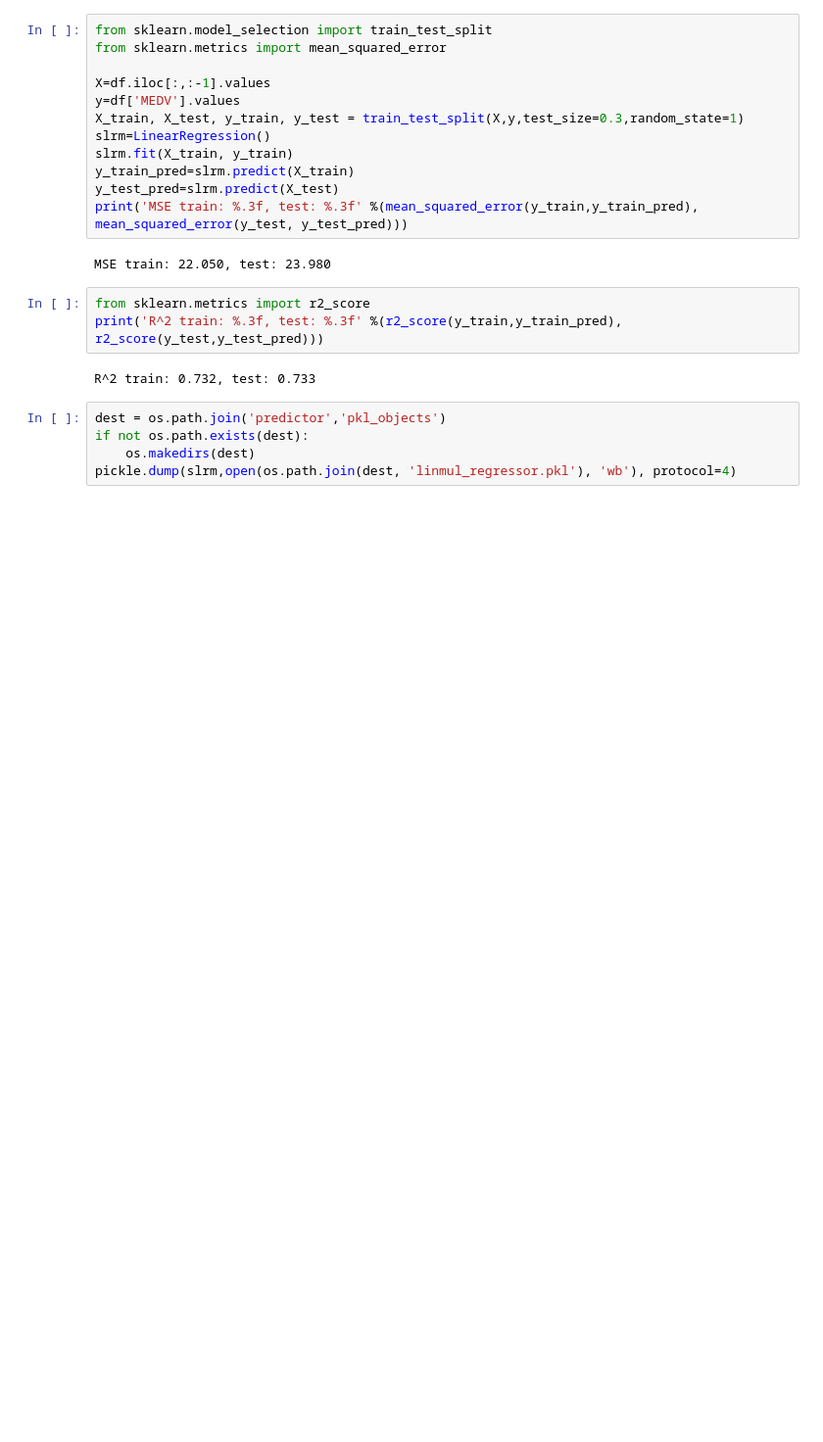
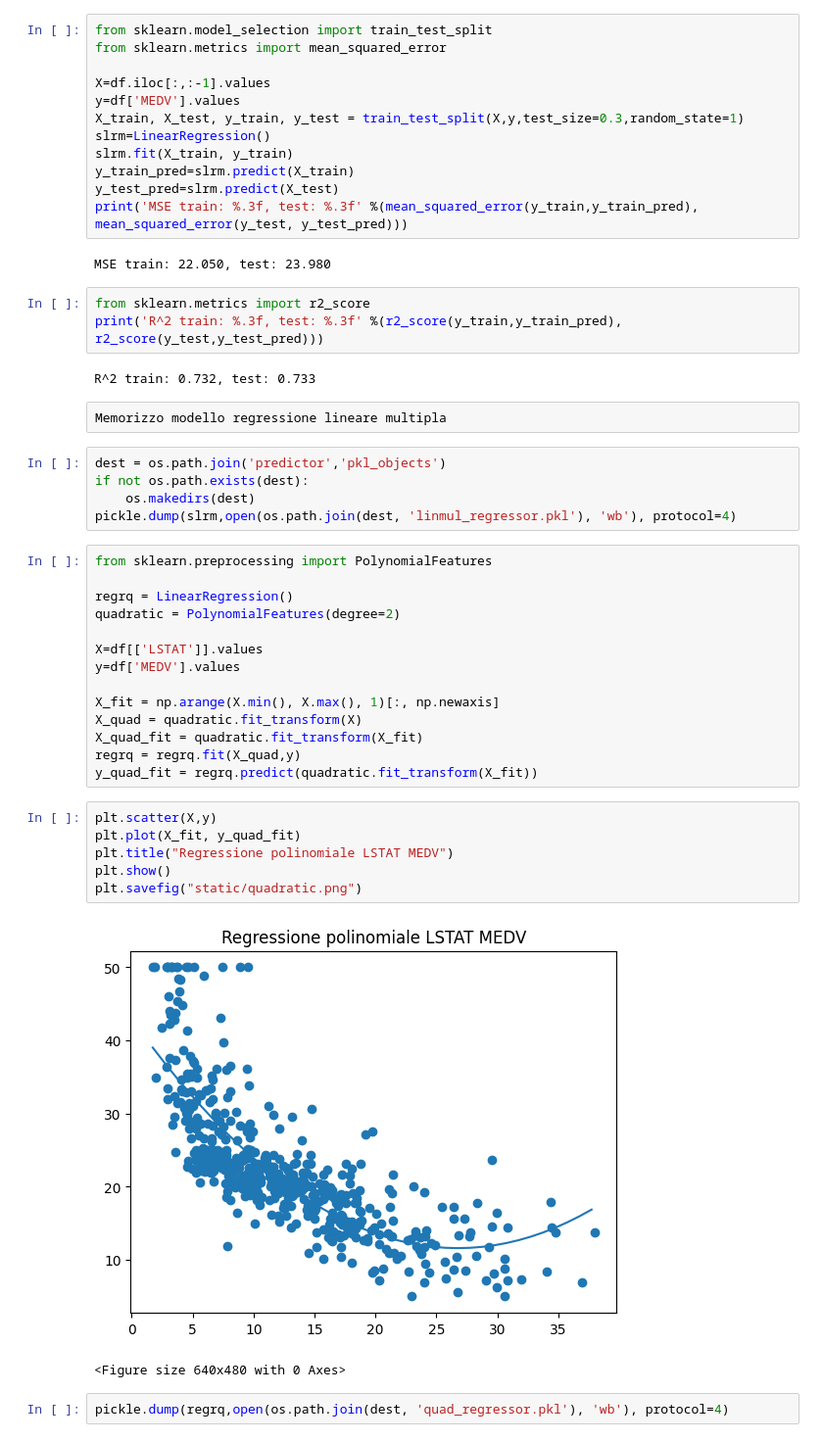
Before and after one commit to bobc82/progetto_prova, a Jupyter notebook: progetto_prova.ipynb, the cells around one changed output. Shown at 98% size. Cells and saved outputs as stored; diff of their text form; blank space fills up the shorter version.

Commit message:
quad regr

```diff
--- a/progetto_prova.ipynb
+++ b/progetto_prova.ipynb
@@ -180,8 +182,35 @@ from sklearn.metrics import r2_score
 print('R^2 train: %.3f, test: %.3f' %(r2_score(y_train,y_train_pred), r2_score(y_test,y_test_pred)))
 # %% [output]
 R^2 train: 0.732, test: 0.733
+# %% [raw]
+Memorizzo modello regressione lineare multipla
 # %%
 dest = os.path.join('predictor','pkl_objects')
 if not os.path.exists(dest):
     os.makedirs(dest)
 pickle.dump(slrm,open(os.path.join(dest, 'linmul_regressor.pkl'), 'wb'), protocol=4)
+# %%
+from sklearn.preprocessing import PolynomialFeatures
+
+regrq = LinearRegression()
+quadratic = PolynomialFeatures(degree=2)
+
+X=df[['LSTAT']].values
+y=df['MEDV'].values
+
+X_fit = np.arange(X.min(), X.max(), 1)[:, np.newaxis]
+X_quad = quadratic.fit_transform(X)
+X_quad_fit = quadratic.fit_transform(X_fit)
+regrq = regrq.fit(X_quad,y)
+y_quad_fit = regrq.predict(quadratic.fit_transform(X_fit))
+# %%
+plt.scatter(X,y)
+plt.plot(X_fit, y_quad_fit)
+plt.title("Regressione polinomiale LSTAT MEDV")
+plt.show()
+plt.savefig("static/quadratic.png")
+# %% [output]
+[figure, added]
+<Figure size 640x480 with 0 Axes>
+# %%
+pickle.dump(regrq,open(os.path.join(dest, 'quad_regressor.pkl'), 'wb'), protocol=4)
```
Also changed, not shown: parts of 1 cell of this notebook, 2 other files.
